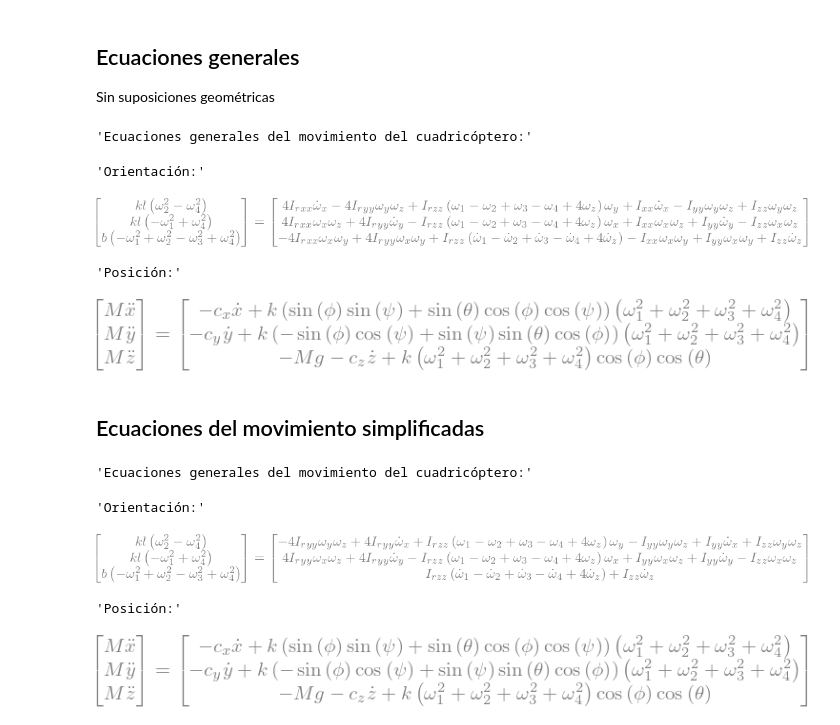
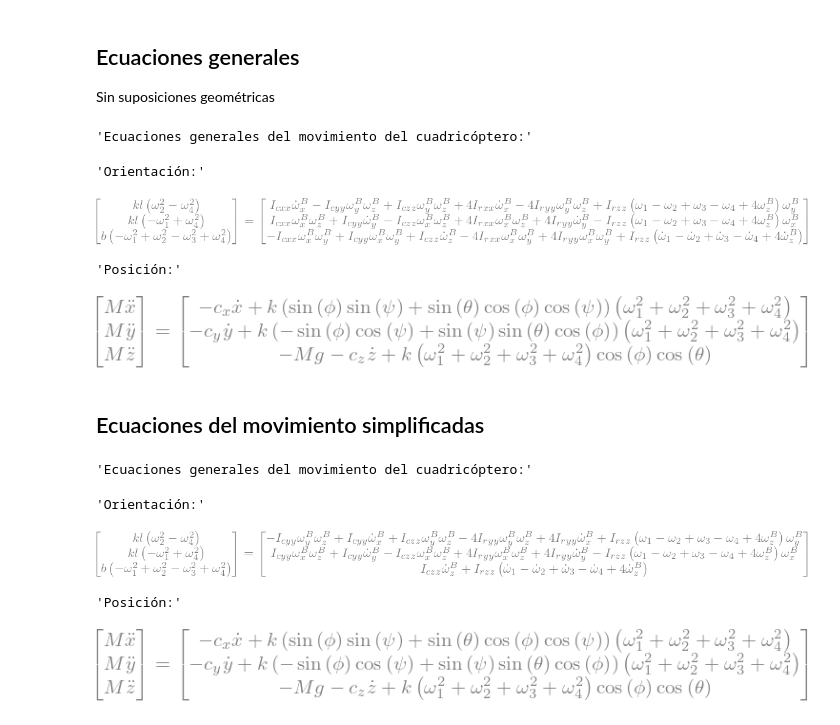
Before and after one commit to physicsIS/quadcopter, a Jupyter notebook: math_model.ipynb, the cells around one changed output. Cells and saved outputs as stored; diff of their text form; code cells hidden in the pictures.

Commit message:
Falta controlador

```diff
--- a/math_model.ipynb
+++ b/math_model.ipynb
@@ -136,21 +136,24 @@ import sympy as smp
 import numpy as np
 import matplotlib.pyplot as plt
 import scienceplots
+import control as ctl
+from funciones import convert_sympy_tf_matrix
 
-plt.style.use(['notebook','science', 'grid'])
+plt.style.use(['science','notebook', 'grid'])
 from sympy.physics.mechanics import dynamicsymbols, mechanics_printing
 mechanics_printing()
 # %% [markdown]
 # Definición de las variables simbólicas
 # %%
-x, y, z, phi,theta, psi, omx,omy,omz = dynamicsymbols(r'x,y,z,\phi,\theta, \psi, \omega_x,\omega_y,\omega_z')
+x, y, z, phi,theta, psi, omx,omy,omz = dynamicsymbols(r'x,y,z,\phi,\theta, \psi, \omega_{x}^{B},\omega_{y}^{B},\omega_{z}^{B}')
 t = dynamicsymbols._t
 
 om1,om2,om3,om4 = dynamicsymbols(r'\omega_1, \omega_2, \omega_3 , \omega_4')
 
-k, b, cx,cy,cz , l , Ixx, Iyy, Izz , Irxx, Iryy , Irzz, g, M = smp.symbols(r'k, b,c_x, c_y, c_z, l, I_{xx},I_{yy},I_{zz}, I_{rxx}, I_{ryy}, I_{rzz}, g, M', positive = True)
+k, b, cx,cy,cz , l , Icxx, Icyy, Iczz , Irxx, Iryy , Irzz, g, M = smp.symbols(r'k, b,c_x, c_y, c_z, l, I_{cxx},I_{cyy},I_{czz}, I_{rxx}, I_{ryy}, I_{rzz}, g, M', positive = True)
+T, Nx,Ny,Nz = smp.symbols(r'T^{B},N_{x}^{B},N_{y}^{B},N_{z}^{B}')
 # %%
-Icuerpo = smp.Matrix([[Ixx,0,0],[0,Iyy,0],[0,0,Izz]])
+Icuerpo = smp.Matrix([[Icxx,0,0],[0,Icyy,0],[0,0,Iczz]])
 Irotor = smp.Matrix([[Irxx,0,0],[0,Iryy,0],[0,0,Irzz]])
 # %% [markdown]
 # Fuerzas y Torques que siente el sistema (Cuerpo del dron + los 4 rotores)
@@ -200,23 +227,23 @@ R = smp.Matrix([[smp.cos(psi)*smp.cos(theta),smp.cos(theta)*smp.sin(psi),-smp.si
 Sin suposiciones geométricas
 # %%
 orientacion = smp.Eq(N, omega.cross(Icuerpo*omega) + Icuerpo*domega + omega.cross(Irotor*omega_rotor) + Irotor*smp.diff(omega_rotor,t))
-posicion = smp.Eq(M*ddrp, R.T*T - smp.Matrix([cx*drp[0], cy*drp[1], cz*drp[2]]) - smp.Matrix([0,0,M*g]))
+posicion = smp.Eq(M*ddrp, R.T*Tv - smp.Matrix([cx*drp[0], cy*drp[1], cz*drp[2]]) - smp.Matrix([0,0,M*g]))
 
 display("Ecuaciones generales del movimiento del cuadricóptero:")
 display("Orientación:")
 display(orientacion)
 display("Posición:")
 display(posicion)
 # %% [output]
 'Ecuaciones generales del movimiento del cuadricóptero:'
 'Orientación:'
-[figure, old version]
+[figure, new version]
 'Posición:'
 [figure]
 # %% [markdown]
 ## Ecuaciones del movimiento simplificadas
 # %%
-orientacion = orientacion.subs([(Irxx,Iryy),(Ixx,Iyy)])
+orientacion = orientacion.subs([(Irxx,Iryy),(Icxx,Icyy)])
 
 display("Ecuaciones generales del movimiento del cuadricóptero:")
 display("Orientación:")
@@ -226,7 +253,7 @@ display(posicion)
 # %% [output]
 'Ecuaciones generales del movimiento del cuadricóptero:'
 'Orientación:'
-[figure, old version]
+[figure, new version]
 'Posición:'
 [figure]
 # %%
```
Also changed, not shown: parts of 33 cells of this notebook, 6 other files.
